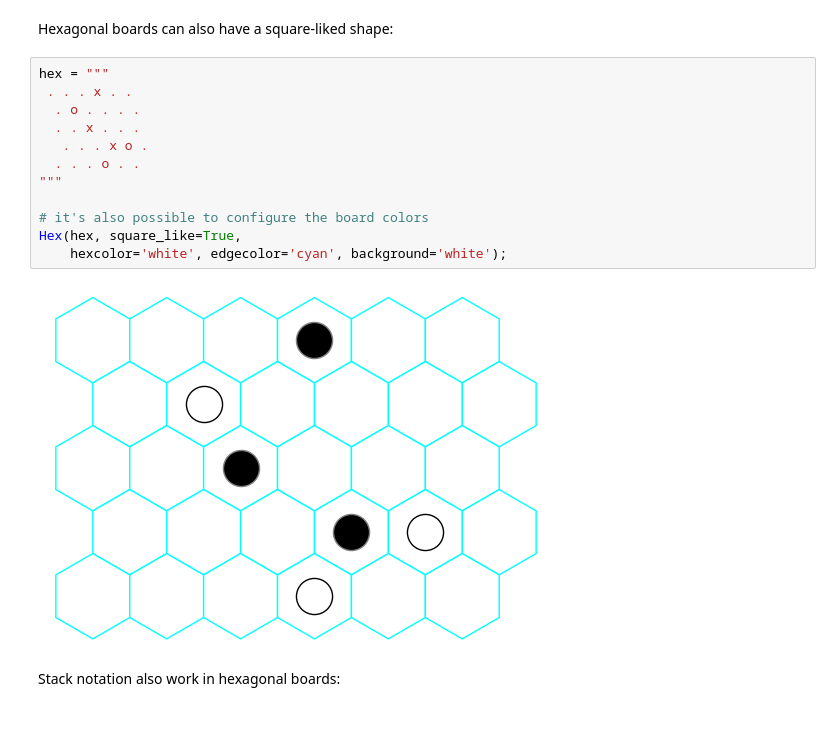
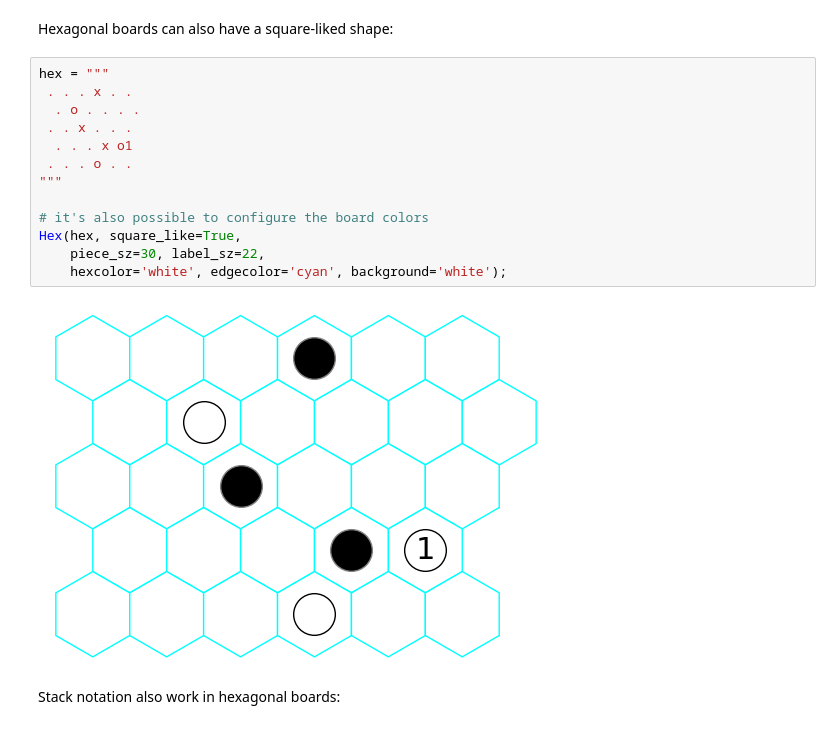
Before and after one commit to jpneto/draw_game_boards, a Jupyter notebook: code/Tutorial.ipynb, the cells around one changed output. Saved outputs shown, nothing was run; the diff lists cells and outputs as text.

```diff
--- a/code/Tutorial.ipynb
+++ b/code/Tutorial.ipynb
@@ -126,17 +126,18 @@ Hexagonal boards can also have a square-liked shape:
 # %%
 hex = """
  . . . x . .
   . o . . . .
-  . . x . . .
-   . . . x o .
-  . . . o . .
+ . . x . . .
+  . . . x o1
+ . . . o . .
 """
 
 # it's also possible to configure the board colors
 Hex(hex, square_like=True,
+    piece_sz=30, label_sz=22,
     hexcolor='white', edgecolor='cyan', background='white');
 # %% [output]
-[figure, old version]
+[figure, new version]
 # %% [markdown]
 Stack notation also work in hexagonal boards:
 # %%
```
Also changed, not shown: parts of 1 cell of this notebook, 22 other files.
